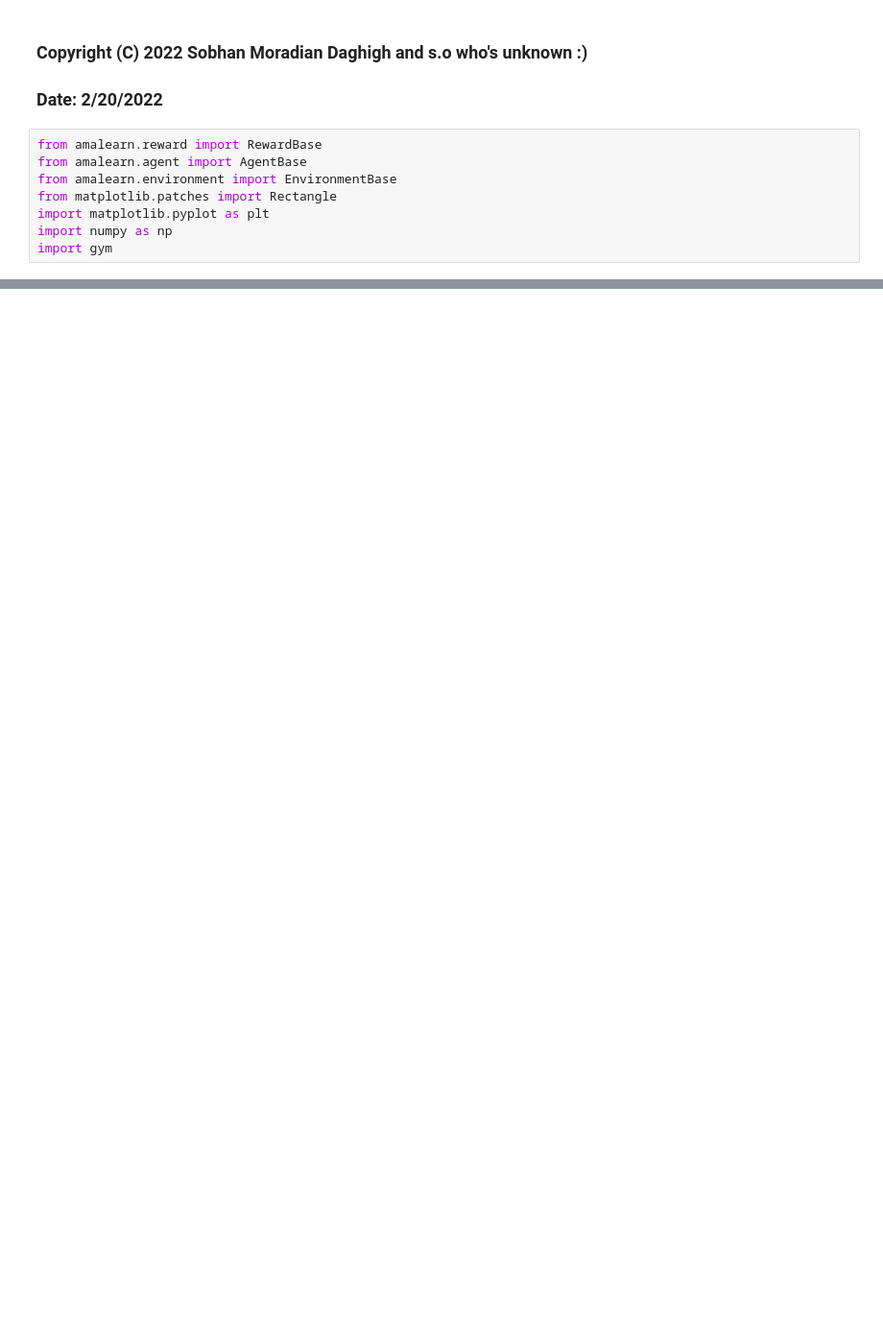
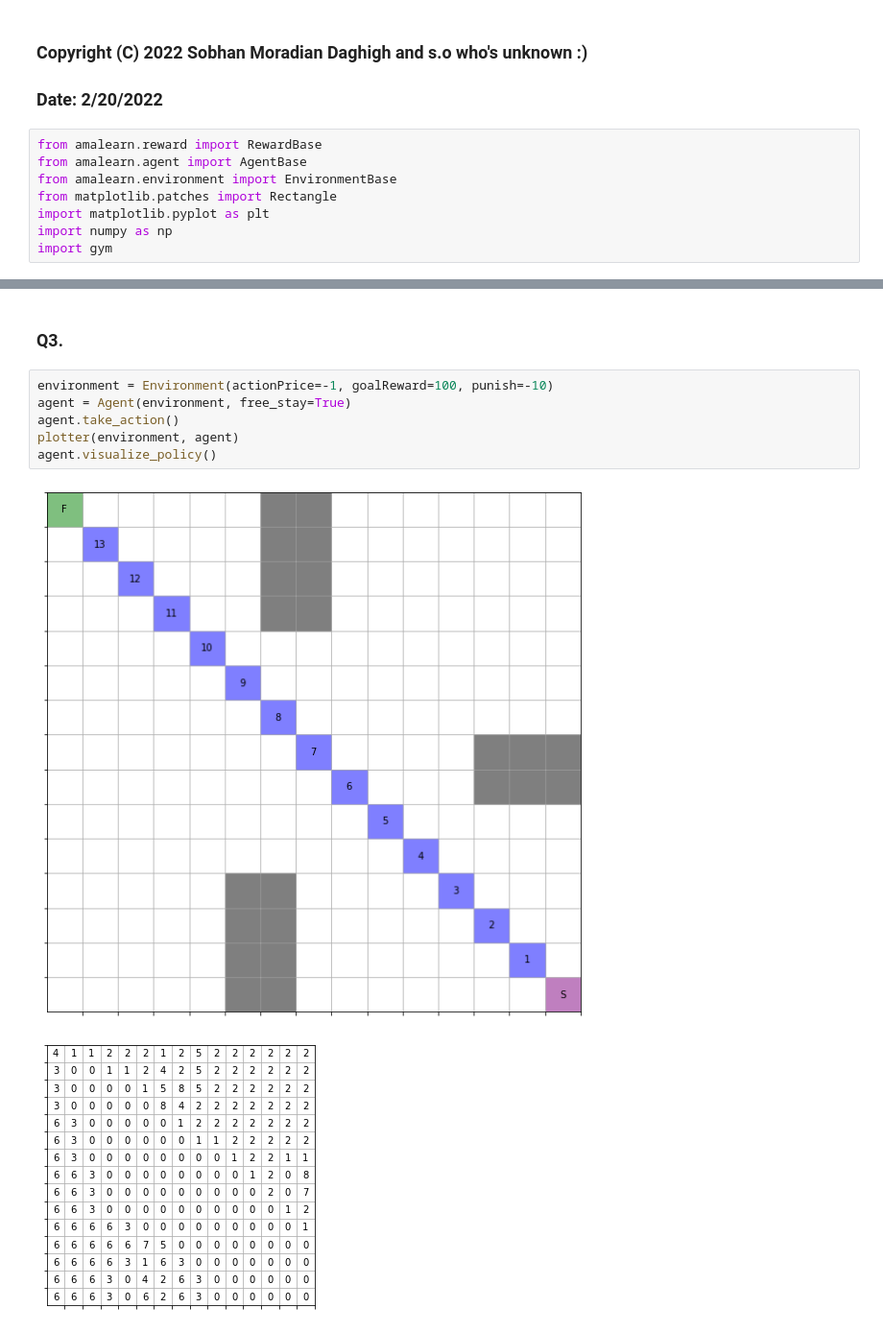
Before and after one commit to nahbos/AUT-Machine-Learning, a Jupyter notebook: FinalProj/ML_HW04.ipynb, the cells around one changed output, grey strips where cells are left out. Shown: that part at 96% size. Saved outputs shown, nothing was run; the diff lists cells and outputs as text; blank space fills up the shorter version.

```diff
--- a/FinalProj/ML_HW04.ipynb
+++ b/FinalProj/ML_HW04.ipynb
@@ -352,0 +442,11 @@ plotter(environment, agent)
+# %% [markdown]
+### Q3.
+# %%
+environment = Environment(actionPrice=-1, goalReward=100, punish=-10)
+agent = Agent(environment, free_stay=True)
+agent.take_action()
+plotter(environment, agent)
+agent.visualize_policy()
+# %% [output]
+[figure, added]
+[figure, added]
```
Also changed, not shown: parts of 14 cells of this notebook.
